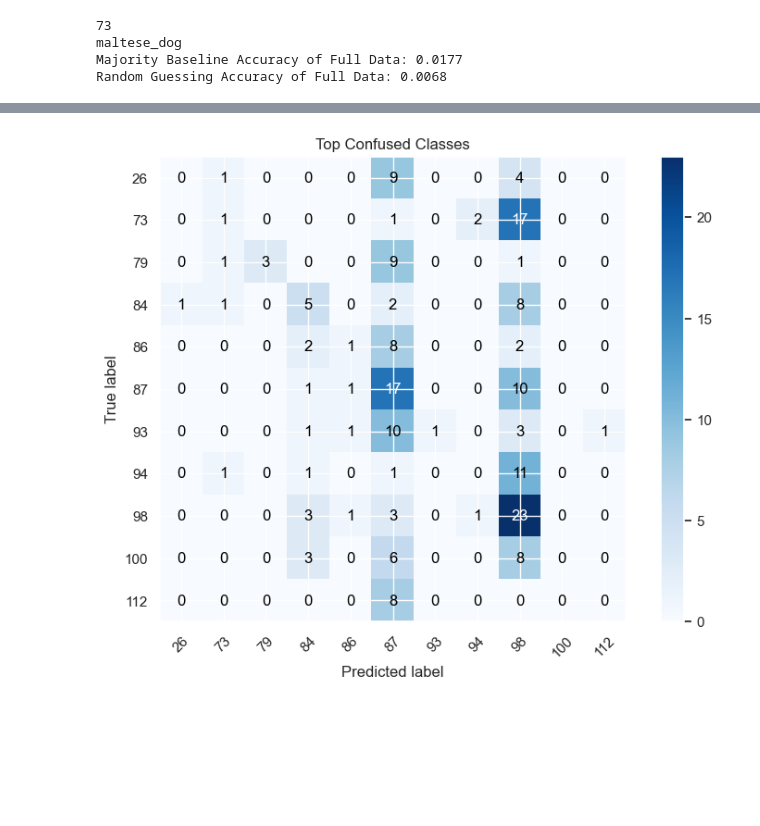
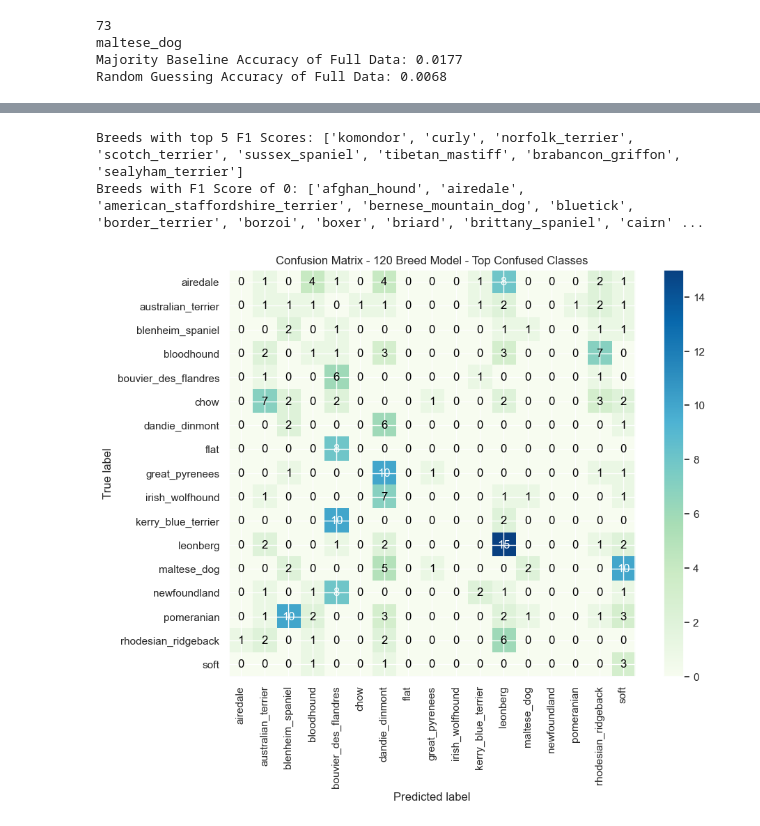
Before and after one commit to jennycpark-ucb/mids-w207-foursigma, a Jupyter notebook: modeling/Model_1_Multiclass_Classification_v1_noAug_noAnnot.ipynb, the cells around one changed output, grey strips where cells are left out. Saved outputs shown, nothing was run; the diff lists cells and outputs as text; code cells hidden in the pictures; blank space fills up the shorter version.

Commit message:
updates modling nb for f1 scores

```diff
--- a/modeling/Model_1_Multiclass_Classification_v1_noAug_noAnnot.ipynb
+++ b/modeling/Model_1_Multiclass_Classification_v1_noAug_noAnnot.ipynb
@@ -373,5 +396,6 @@ Generalization Gap:  0.394
 # %%
 # Evaluate final model on test dataset
+from sklearn.metrics import classification_report
 
 probs_train = model2.predict(X_train)
 probs_test = model2.predict(X_test)
@@ -384,4 +408,9 @@ test_accuracy = np.sum(y_pred_test == y_test) / len(y_test)
 
 print("Train Accuracy:", train_accuracy)
 print("Test Accuracy:", test_accuracy)
+gap = train_acc - val_acc
+print(f'Generalization Gap: {gap: .3f}')
+
+report = classification_report(y_test, y_pred_test, output_dict=True)
+print(classification_report(y_test, y_pred_test))
 # %% [output]
@@ -392,41 +434,67 @@ Test Accuracy: 0.04755244755244755
+# %%
+top_f1_idx = [65, 34, 79, 96, 107, 108, 22, 98]
+top_f1_labels = []
+for i in top_f1_idx:
+    top_f1_labels.append(classes[i])
+
+print("Breeds with top 5 F1 Scores:", top_f1_labels)
+
+zero_f1_idx = [
+    label for label, metrics in report.items()
+    if isinstance(metrics, dict) and metrics.get('f1-score', 1) == 0
+]
+
+zero_f1_idx = [int(x) for x in zero_f1_idx]
+
+zero_f1_labels = []
+for i in zero_f1_idx:
+    zero_f1_labels.append(classes[i])
+
+print("Breeds with F1 Score of 0:", zero_f1_labels)
+# %% [output]
+Breeds with top 5 F1 Scores: ['komondor', 'curly', 'norfolk_terrier', 'scotch_terrier', 'sussex_spaniel', 'tibetan_mastiff', 'brabancon_griffon', 'sealyham_terrier']
+Breeds with F1 Score of 0: ['afghan_hound', 'airedale', 'american_staffordshire_terrier', 'bernese_mountain_dog', 'bluetick', 'border_terrier', 'borzoi', 'boxer', 'briard', 'brittany_spaniel', 'cairn' ...
 # %%
+# Plotting Confusion Matrix for Full Dataset
 # Since we have too many classes, we'll plot the top most confused classes
 cm = confusion_matrix(y_test, y_pred_test)
 
 # Remove diagonal (correct predictions) to isolate confusion
 cm_off_diag = cm.copy()
 np.fill_diagonal(cm_off_diag, 0)
 
 # Find top 10 confused class pairs (with highest off-diagonal values)
 flat_indices = np.argsort(cm_off_diag.ravel())[::-1][:10]
 top_confused_pairs = [np.unravel_index(i, cm.shape) for i in flat_indices]
 
 # Get unique class labels involved in top confused pairs
 top_labels = sorted(set(i for pair in top_confused_pairs for i in pair))
 
 # Slice a smaller confusion matrix using only those top labels
 cm_top = cm[np.ix_(top_labels, top_labels)]
 
 # Plot matrix
-plt.figure(figsize=(8, 6))
-plt.imshow(cm_top, interpolation='nearest', cmap='Blues')
-plt.title("Top Confused Classes")
+plt.figure(figsize=(10, 8))
+plt.imshow(cm_top, interpolation='nearest', cmap='GnBu')
+plt.title("Confusion Matrix - 120 Breed Model - Top Confused Classes")
 plt.colorbar()
 tick_marks = np.arange(len(top_labels))
-plt.xticks(tick_marks, top_labels, rotation=45)
-plt.yticks(tick_marks, top_labels)
+label_names = [classes[i] for i in top_labels]
+plt.xticks(tick_marks, label_names, rotation=90
+)
+plt.yticks(tick_marks, label_names)
 
 # Overlay the numbers
 for i in range(len(top_labels)):
     for j in range(len(top_labels)):
         val = cm_top[i, j]
         plt.text(j, i, format(val, 'd'), ha="center", va="center",
                  color="white" if val > cm_top.max() / 2. else "black")
 
 plt.tight_layout()
 plt.xlabel('Predicted label')
 plt.ylabel('True label')
 plt.show()
 # %% [output]
-[figure, old version]
+[figure, new version]
 # %%
```
Also changed, not shown: parts of 7 cells of this notebook, 2 other files.
